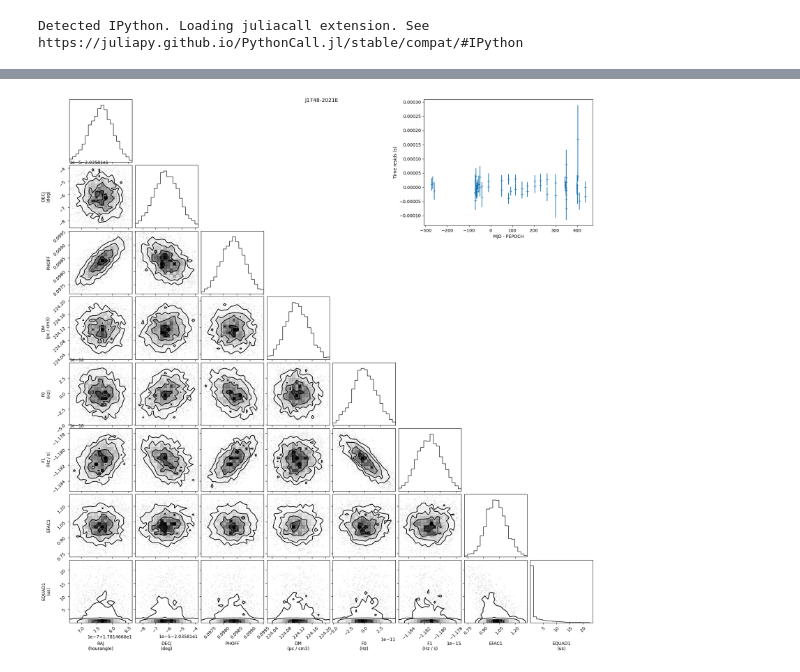
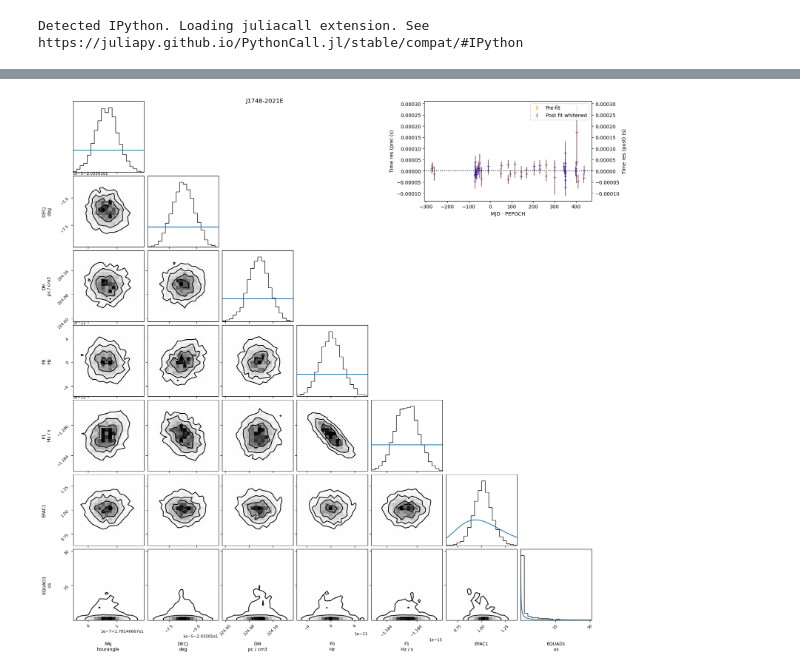
Before and after one commit to abhisrkckl/Vela.jl, a Jupyter notebook: pyvela/examples/vela-demo.ipynb, the cells around one changed output, grey strips where cells are left out. Cells and saved outputs as stored; diff of their text form; code cells hidden in the pictures.

```diff
--- a/pyvela/examples/vela-demo.ipynb
+++ b/pyvela/examples/vela-demo.ipynb
@@ -74,17 +75,9 @@ EQUAD1  us             0.1896376550930416       +/-     4.59440755755371
-# %%
-fig = corner.corner(
-    samples,
-    labels=spnta.param_labels,
-    range=[0.99]*spnta.ndim
-)
-
-plt.subplot(433)
-plt.errorbar(spnta.mjds, spnta.time_residuals(params_med_raw), spnta.scaled_toa_unceritainties(params_med_raw), ls="", marker="+")
-plt.xlabel("MJD - PEPOCH")
-plt.ylabel("Time resids (s)")
-
-plt.suptitle(spnta.model.pulsar_name);
-# %% [output]
-[figure, removed]
+# %%
+result_dir = "NGC6440E_out"
+spnta.save_results(result_dir, samples_raw)
+# %%
+pyvela_plot.plot(result_dir, plot_priors=True, labelpad=0)
+# %% [output]
+[figure, added]
 # %%
 # pyvela J0613-0200.InPTA.NB.par J0613-0200.InPTA.NB.tim -o J0613-0200.InPTA.NB_out -M -C 100 -f
```
Also changed, not shown: parts of 6 cells of this notebook.
